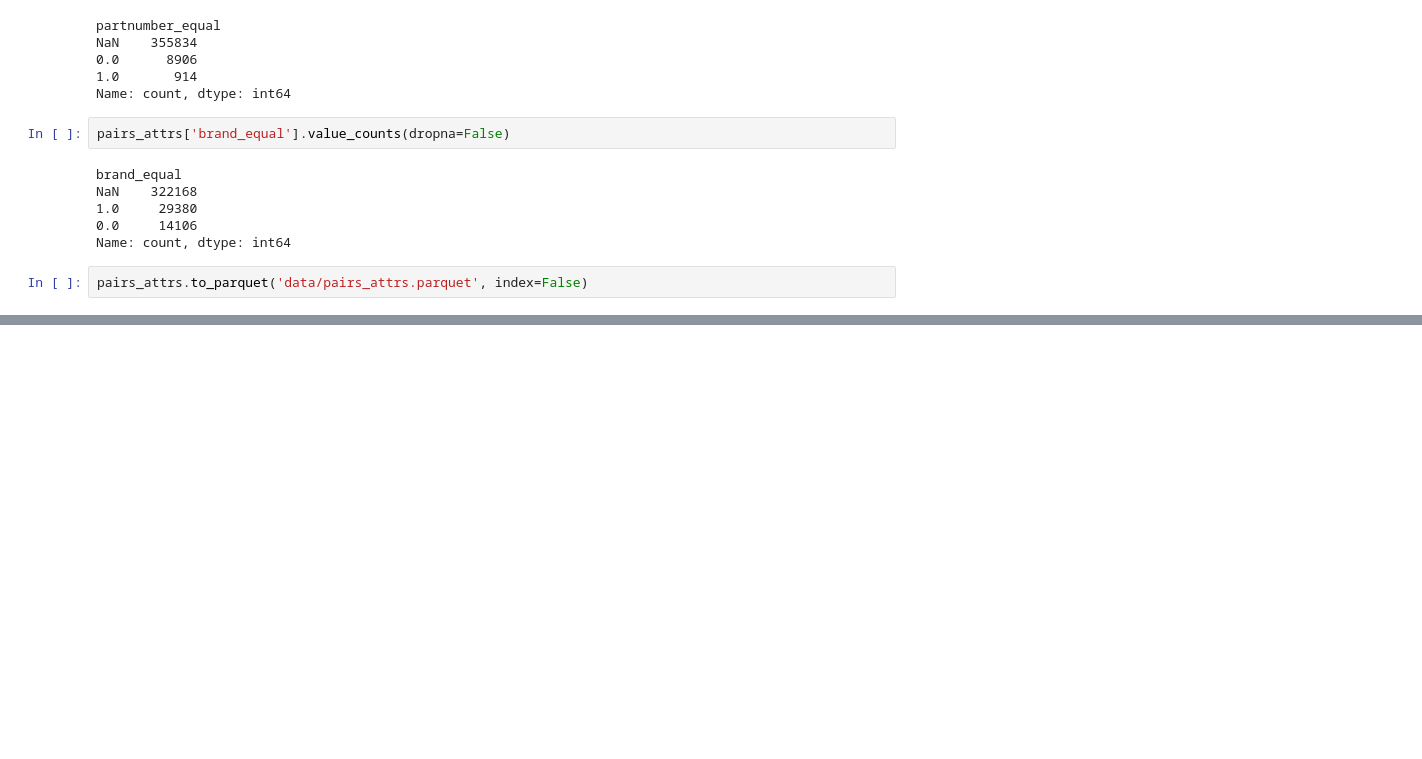
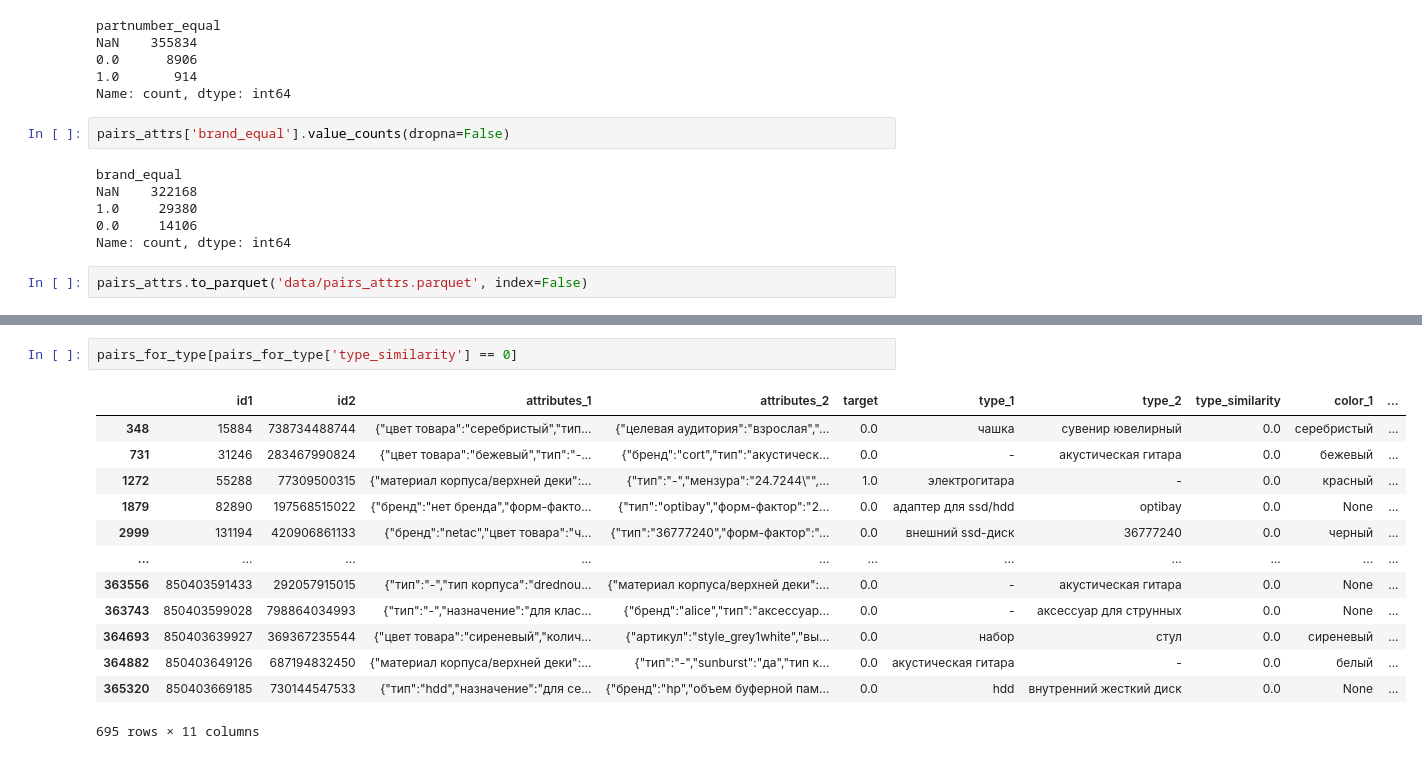
Before and after one commit to olesyaAbr5/product-matching, a Jupyter notebook: Attributes.ipynb, the cells around one changed output, grey strips where cells are left out. Saved outputs shown, nothing was run; the diff lists cells and outputs as text; blank space fills up the shorter version.

```diff
--- a/Attributes.ipynb
+++ b/Attributes.ipynb
@@ -339,0 +437,16 @@ pairs_attrs.to_parquet('data/pairs_attrs.parquet', index=False)
+# %%
+pairs_for_type[pairs_for_type['type_similarity'] == 0]
+# %% [output]
+|  | id1 | id2 | attributes_1 | attributes_2 | target | type_1 | type_2 | type_similarity | color_1 | ... |
+| 348 | 15884 | 738734488744 | {"цвет товара":"серебристый","тип... | {"целевая аудитория":"взрослая","... | 0.0 | чашка | сувенир ювелирный | 0.0 | серебристый | ... |
+| 731 | 31246 | 283467990824 | {"цвет товара":"бежевый","тип":"-... | {"бренд":"cort","тип":"акустическ... | 0.0 | - | акустическая гитара | 0.0 | бежевый | ... |
+| 1272 | 55288 | 77309500315 | {"материал корпуса/верхней деки":... | {"тип":"-","мензура":"24.7244\"",... | 1.0 | электрогитара | - | 0.0 | красный | ... |
+| 1879 | 82890 | 197568515022 | {"бренд":"нет бренда","форм-факто... | {"тип":"optibay","форм-фактор":"2... | 0.0 | адаптер для ssd/hdd | optibay | 0.0 | None | ... |
+| 2999 | 131194 | 420906861133 | {"бренд":"netac","цвет товара":"ч... | {"тип":"36777240","форм-фактор":"... | 0.0 | внешний ssd-диск | 36777240 | 0.0 | черный | ... |
+| ... | ... | ... | ... | ... | ... | ... | ... | ... | ... | ... |
+| 363556 | 850403591433 | 292057915015 | {"тип":"-","тип корпуса":"drednou... | {"материал корпуса/верхней деки":... | 0.0 | - | акустическая гитара | 0.0 | None | ... |
+| 363743 | 850403599028 | 798864034993 | {"тип":"-","назначение":"для клас... | {"бренд":"alice","тип":"аксессуар... | 0.0 | - | аксессуар для струнных | 0.0 | None | ... |
+| 364693 | 850403639927 | 369367235544 | {"цвет товара":"сиреневый","колич... | {"артикул":"style_grey1white","вы... | 0.0 | набор | стул | 0.0 | сиреневый | ... |
+| 364882 | 850403649126 | 687194832450 | {"материал корпуса/верхней деки":... | {"тип":"-","sunburst":"да","тип к... | 0.0 | акустическая гитара | - | 0.0 | белый | ... |
+| 365320 | 850403669185 | 730144547533 | {"тип":"hdd","назначение":"для се... | {"бренд":"hp","объем буферной пам... | 0.0 | hdd | внутренний жесткий диск | 0.0 | None | ... |
+695 rows × 11 columns
```
Also changed, not shown: parts of 13 cells of this notebook, 5 other files.
